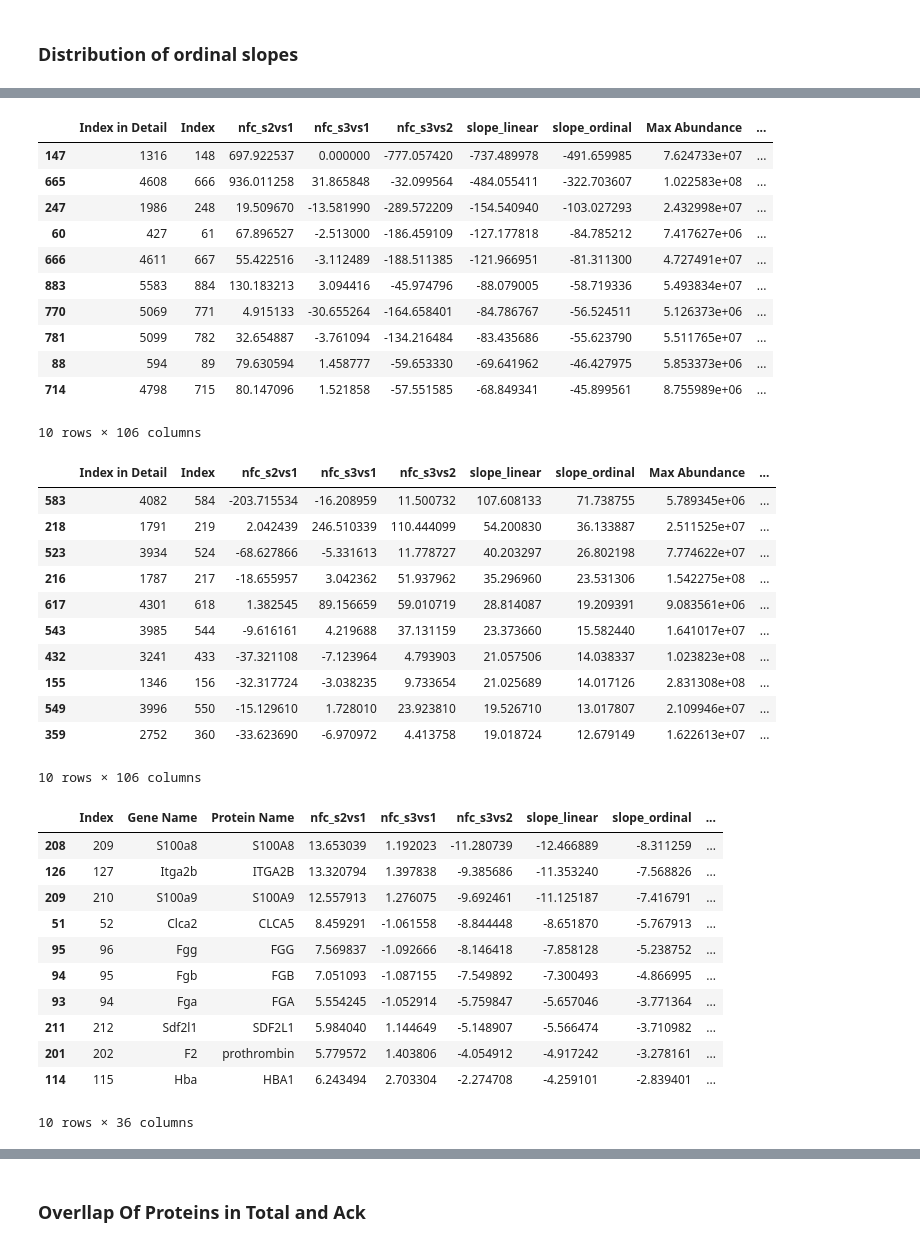
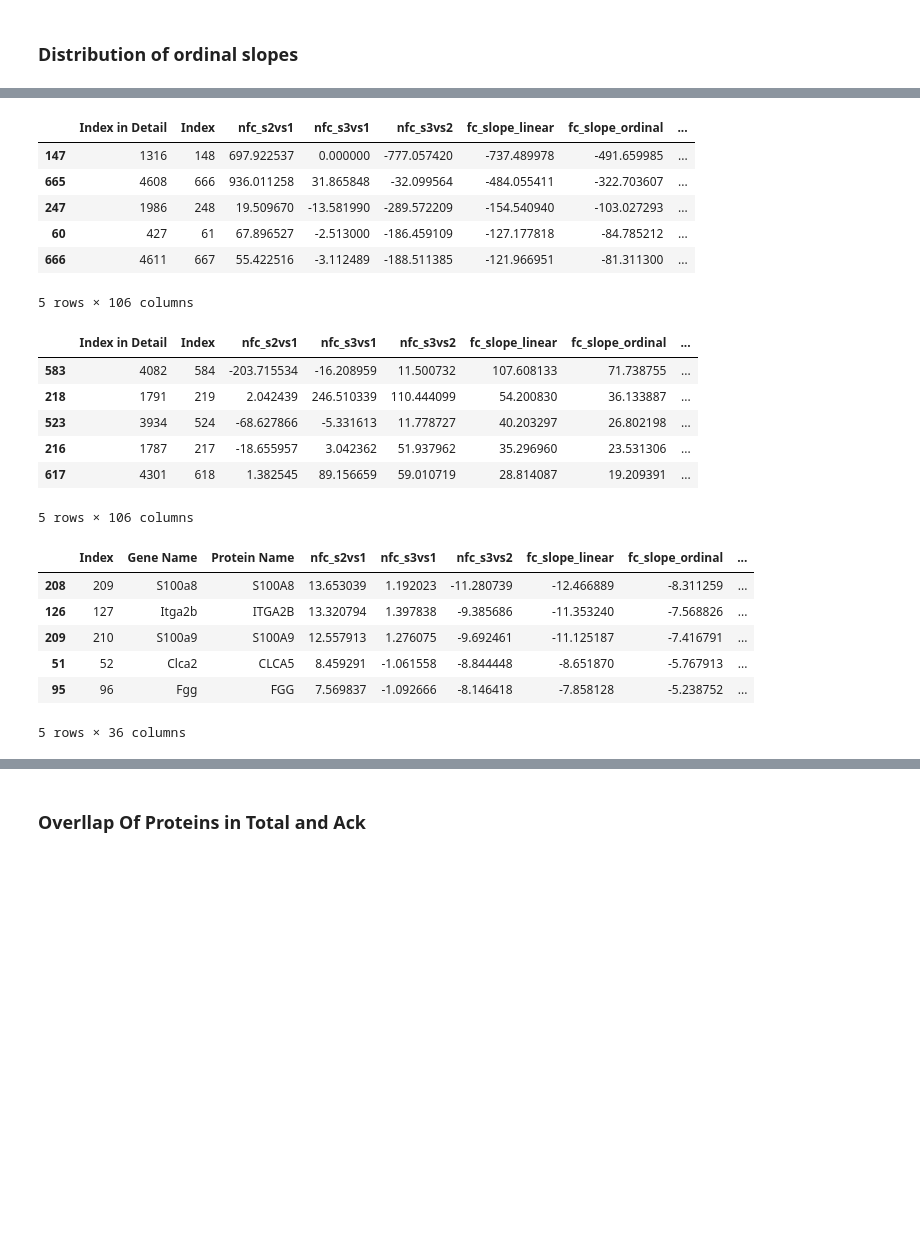
Before and after one commit to KyraGriffin/bmsip_internship_seta, a Jupyter notebook: protein_isolation.ipynb, the cells around one changed output, grey strips where cells are left out. Saved outputs shown, nothing was run; the diff lists cells and outputs as text; code cells hidden in the pictures; blank space fills up the shorter version.

```diff
--- a/protein_isolation.ipynb
+++ b/protein_isolation.ipynb
@@ -388,20 +391,20 @@ def get_coeff_ordinal(row, model=m):
 ack_temp = pd.DataFrame()
 total_temp = pd.DataFrame()
 
-ack_temp["slope_linear"] = nfc_plot_data_ack.apply(get_coeff_linear, axis=1)
-total_temp["slope_linear"] = nfc_plot_data_total.apply(get_coeff_linear, axis=1)
+ack_temp["fc_slope_linear"] = nfc_plot_data_ack.apply(get_coeff_linear, axis=1)
+total_temp["fc_slope_linear"] = nfc_plot_data_total.apply(get_coeff_linear, axis=1)
 
-ack_temp["slope_ordinal"] = nfc_plot_data_ack.apply(get_coeff_ordinal, axis=1)
-total_temp["slope_ordinal"] = nfc_plot_data_total.apply(get_coeff_ordinal, axis=1)
+ack_temp["fc_slope_ordinal"] = nfc_plot_data_ack.apply(get_coeff_ordinal, axis=1)
+total_temp["fc_slope_ordinal"] = nfc_plot_data_total.apply(get_coeff_ordinal, axis=1)
 
 print("Ack Data : \n\n", ack_temp.head(3))
 print("\nTotal Data : \n\n", total_temp.head(3))
 
-nfc_plot_data_ack['slope_linear'] = ack_temp["slope_linear"]
-nfc_plot_data_ack["slope_ordinal"] = ack_temp["slope_ordinal"]
+nfc_plot_data_ack['fc_slope_linear'] = ack_temp["fc_slope_linear"]
+nfc_plot_data_ack["fc_slope_ordinal"] = ack_temp["fc_slope_ordinal"]
 
-nfc_plot_data_total['slope_linear'] = total_temp["slope_linear"]
-nfc_plot_data_total['slope_ordinal'] = total_temp["slope_ordinal"]
+nfc_plot_data_total['fc_slope_linear'] = total_temp["fc_slope_linear"]
+nfc_plot_data_total['fc_slope_ordinal'] = total_temp["fc_slope_ordinal"]
 # %% [output]
 Ack Data :
 
@@ -469,5 +472,5 @@ print(nfc_plot_data_total.head(5))
 # %%
-proteomics_ack.insert(5, nfc_plot_data_ack['slope_linear'].name, nfc_plot_data_ack['slope_linear'])
-proteomics_ack.insert(6, nfc_plot_data_ack['slope_ordinal'].name, nfc_plot_data_ack['slope_ordinal'])
+proteomics_ack.insert(5, nfc_plot_data_ack['fc_slope_linear'].name, nfc_plot_data_ack['fc_slope_linear'])
+proteomics_ack.insert(6, nfc_plot_data_ack['fc_slope_ordinal'].name, nfc_plot_data_ack['fc_slope_ordinal'])
 proteomics_ack
 # %% [output]
@@ -568,46 +576,31 @@ plt.show();
 # %%
-proteomics_ack.sort_values('slope_ordinal', ascending=True).head(10)
+proteomics_ack.sort_values('fc_slope_ordinal', ascending=True).head(5)
 # %% [output]
-|  | Index in Detail | Index | nfc_s2vs1 | nfc_s3vs1 | nfc_s3vs2 | slope_linear | slope_ordinal | Max Abundance | ... |
-| 147 | 1316 | 148 | 697.922537 | 0.000000 | -777.057420 | -737.489978 | -491.659985 | 7.624733e+07 | ... |
-| 665 | 4608 | 666 | 936.011258 | 31.865848 | -32.099564 | -484.055411 | -322.703607 | 1.022583e+08 | ... |
-| 247 | 1986 | 248 | 19.509670 | -13.581990 | -289.572209 | -154.540940 | -103.027293 | 2.432998e+07 | ... |
-| 60 | 427 | 61 | 67.896527 | -2.513000 | -186.459109 | -127.177818 | -84.785212 | 7.417627e+06 | ... |
-| 666 | 4611 | 667 | 55.422516 | -3.112489 | -188.511385 | -121.966951 | -81.311300 | 4.727491e+07 | ... |
-| 883 | 5583 | 884 | 130.183213 | 3.094416 | -45.974796 | -88.079005 | -58.719336 | 5.493834e+07 | ... |
-| 770 | 5069 | 771 | 4.915133 | -30.655264 | -164.658401 | -84.786767 | -56.524511 | 5.126373e+06 | ... |
-| 781 | 5099 | 782 | 32.654887 | -3.761094 | -134.216484 | -83.435686 | -55.623790 | 5.511765e+07 | ... |
-| 88 | 594 | 89 | 79.630594 | 1.458777 | -59.653330 | -69.641962 | -46.427975 | 5.853373e+06 | ... |
-| 714 | 4798 | 715 | 80.147096 | 1.521858 | -57.551585 | -68.849341 | -45.899561 | 8.755989e+06 | ... |
+|  | Index in Detail | Index | nfc_s2vs1 | nfc_s3vs1 | nfc_s3vs2 | fc_slope_linear | fc_slope_ordinal | ... |
+| 147 | 1316 | 148 | 697.922537 | 0.000000 | -777.057420 | -737.489978 | -491.659985 | ... |
+| 665 | 4608 | 666 | 936.011258 | 31.865848 | -32.099564 | -484.055411 | -322.703607 | ... |
+| 247 | 1986 | 248 | 19.509670 | -13.581990 | -289.572209 | -154.540940 | -103.027293 | ... |
+| 60 | 427 | 61 | 67.896527 | -2.513000 | -186.459109 | -127.177818 | -84.785212 | ... |
+| 666 | 4611 | 667 | 55.422516 | -3.112489 | -188.511385 | -121.966951 | -81.311300 | ... |
-10 rows × 106 columns
+5 rows × 106 columns
 # %%
-proteomics_ack.sort_values('slope_ordinal', ascending=False).head(10)
+proteomics_ack.sort_values('fc_slope_ordinal', ascending=False).head(5)
 # %% [output]
-|  | Index in Detail | Index | nfc_s2vs1 | nfc_s3vs1 | nfc_s3vs2 | slope_linear | slope_ordinal | Max Abundance | ... |
-| 583 | 4082 | 584 | -203.715534 | -16.208959 | 11.500732 | 107.608133 | 71.738755 | 5.789345e+06 | ... |
-| 218 | 1791 | 219 | 2.042439 | 246.510339 | 110.444099 | 54.200830 | 36.133887 | 2.511525e+07 | ... |
-| 523 | 3934 | 524 | -68.627866 | -5.331613 | 11.778727 | 40.203297 | 26.802198 | 7.774622e+07 | ... |
-| 216 | 1787 | 217 | -18.655957 | 3.042362 | 51.937962 | 35.296960 | 23.531306 | 1.542275e+08 | ... |
-| 617 | 4301 | 618 | 1.382545 | 89.156659 | 59.010719 | 28.814087 | 19.209391 | 9.083561e+06 | ... |
-| 543 | 3985 | 544 | -9.616161 | 4.219688 | 37.131159 | 23.373660 | 15.582440 | 1.641017e+07 | ... |
-| 432 | 3241 | 433 | -37.321108 | -7.123964 | 4.793903 | 21.057506 | 14.038337 | 1.023823e+08 | ... |
-| 155 | 1346 | 156 | -32.317724 | -3.038235 | 9.733654 | 21.025689 | 14.017126 | 2.831308e+08 | ... |
-| 549 | 3996 | 550 | -15.129610 | 1.728010 | 23.923810 | 19.526710 | 13.017807 | 2.109946e+07 | ... |
-| 359 | 2752 | 360 | -33.623690 | -6.970972 | 4.413758 | 19.018724 | 12.679149 | 1.622613e+07 | ... |
+|  | Index in Detail | Index | nfc_s2vs1 | nfc_s3vs1 | nfc_s3vs2 | fc_slope_linear | fc_slope_ordinal | ... |
+| 583 | 4082 | 584 | -203.715534 | -16.208959 | 11.500732 | 107.608133 | 71.738755 | ... |
+| 218 | 1791 | 219 | 2.042439 | 246.510339 | 110.444099 | 54.200830 | 36.133887 | ... |
+| 523 | 3934 | 524 | -68.627866 | -5.331613 | 11.778727 | 40.203297 | 26.802198 | ... |
+| 216 | 1787 | 217 | -18.655957 | 3.042362 | 51.937962 | 35.296960 | 23.531306 | ... |
+| 617 | 4301 | 618 | 1.382545 | 89.156659 | 59.010719 | 28.814087 | 19.209391 | ... |
-10 rows × 106 columns
+5 rows × 106 columns
 # %%
-proteomics_total.sort_values('slope_ordinal', ascending=True).head(10)
+proteomics_total.sort_values('fc_slope_ordinal', ascending=True).head(5)
 # %% [output]
-|  | Index | Gene Name | Protein Name | nfc_s2vs1 | nfc_s3vs1 | nfc_s3vs2 | slope_linear | slope_ordinal | ... |
+|  | Index | Gene Name | Protein Name | nfc_s2vs1 | nfc_s3vs1 | nfc_s3vs2 | fc_slope_linear | fc_slope_ordinal | ... |
 | 208 | 209 | S100a8 | S100A8 | 13.653039 | 1.192023 | -11.280739 | -12.466889 | -8.311259 | ... |
 | 126 | 127 | Itga2b | ITGA2B | 13.320794 | 1.397838 | -9.385686 | -11.353240 | -7.568826 | ... |
 | 209 | 210 | S100a9 | S100A9 | 12.557913 | 1.276075 | -9.692461 | -11.125187 | -7.416791 | ... |
 | 51 | 52 | Clca2 | CLCA5 | 8.459291 | -1.061558 | -8.844448 | -8.651870 | -5.767913 | ... |
 | 95 | 96 | Fgg | FGG | 7.569837 | -1.092666 | -8.146418 | -7.858128 | -5.238752 | ... |
-| 94 | 95 | Fgb | FGB | 7.051093 | -1.087155 | -7.549892 | -7.300493 | -4.866995 | ... |
-| 93 | 94 | Fga | FGA | 5.554245 | -1.052914 | -5.759847 | -5.657046 | -3.771364 | ... |
-| 211 | 212 | Sdf2l1 | SDF2L1 | 5.984040 | 1.144649 | -5.148907 | -5.566474 | -3.710982 | ... |
-| 201 | 202 | F2 | prothrombin | 5.779572 | 1.403806 | -4.054912 | -4.917242 | -3.278161 | ... |
-| 114 | 115 | Hba | HBA1 | 6.243494 | 2.703304 | -2.274708 | -4.259101 | -2.839401 | ... |
-10 rows × 36 columns
+5 rows × 36 columns
 # %%
```
Also changed, not shown: parts of 18 cells of this notebook.
